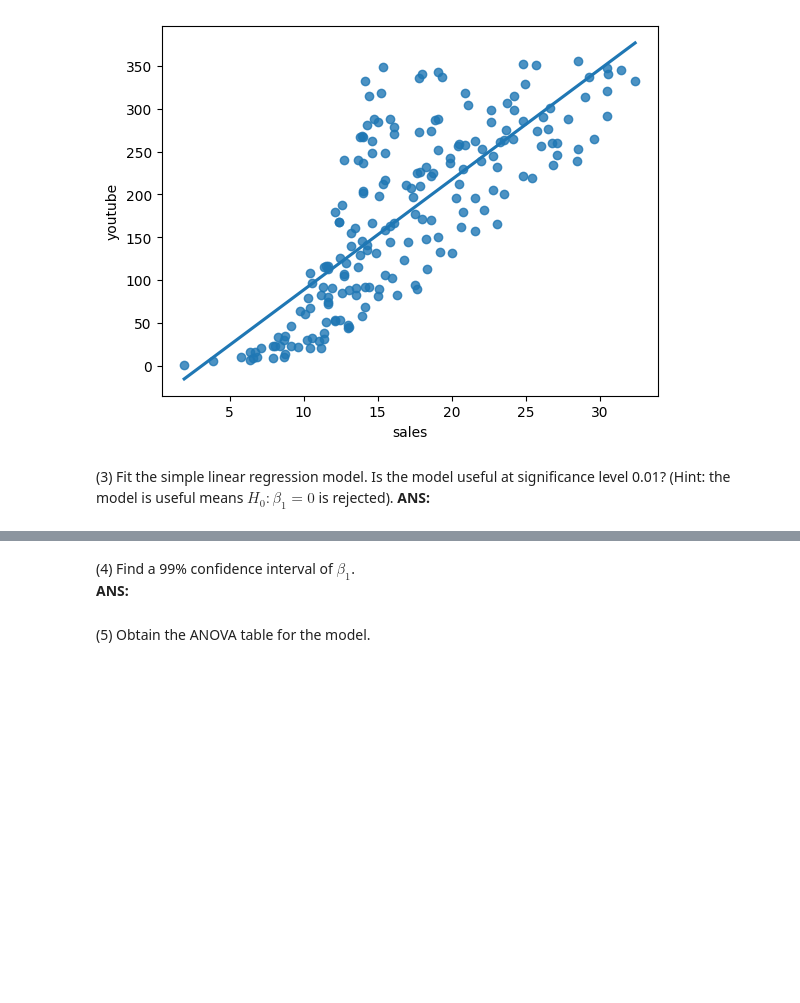
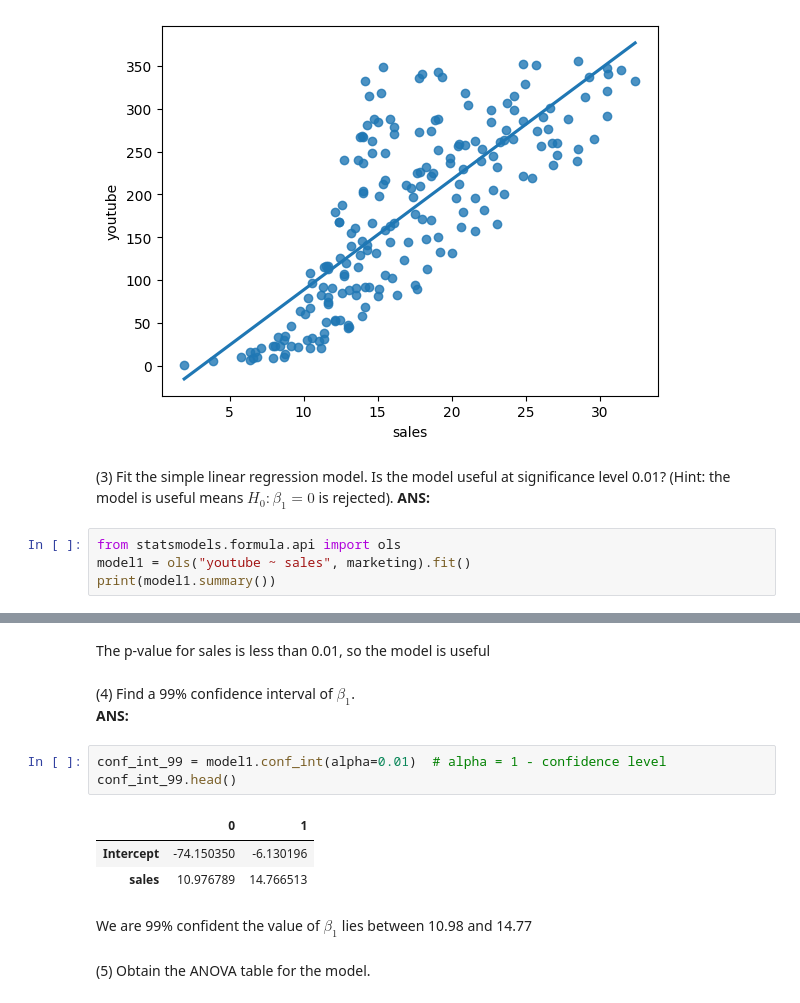
Before and after one commit to rmedcraft/Statistical-Methods, a Jupyter notebook: Project 5/Project5.ipynb, the cells around one changed output, grey strips where cells are left out. Cells and saved outputs as stored; diff of their text form; blank space fills up the shorter version.

```diff
--- a/Project 5/Project5.ipynb
+++ b/Project 5/Project5.ipynb
@@ -24,3 +23,7 @@ sns.regplot(data=marketing,x='sales', y='youtube',ci=None)
 # %% [markdown]
 (3) Fit the simple linear regression model. Is the model useful at significance level 0.01? (Hint: the model is useful means $H_0: \beta_1=0$ is rejected).
 **ANS:**
+# %%
+from statsmodels.formula.api import ols
+model1 = ols("youtube ~ sales", marketing).fit()
+print(model1.summary())
@@ -27,5 +48,16 @@ sns.regplot(data=marketing,x='sales', y='youtube',ci=None)
+# %% [markdown]
+The p-value for sales is less than 0.01, so the model is useful
 # %% [markdown]
 (4)  Find a 99% confidence interval of $\beta_1$. \
 **ANS:**
+# %%
+conf_int_99 = model1.conf_int(alpha=0.01)  # alpha = 1 - confidence level
+conf_int_99.head()
+# %% [output]
+|  | 0 | 1 |
+| Intercept | -74.150350 | -6.130196 |
+| sales | 10.976789 | 14.766513 |
+# %% [markdown]
+We are 99% confident the value of $\beta_1$ lies between 10.98 and 14.77
 # %% [markdown]
 (5) Obtain the ANOVA table for the model.
```
Also changed, not shown: parts of 10 cells of this notebook, 2 other files.
